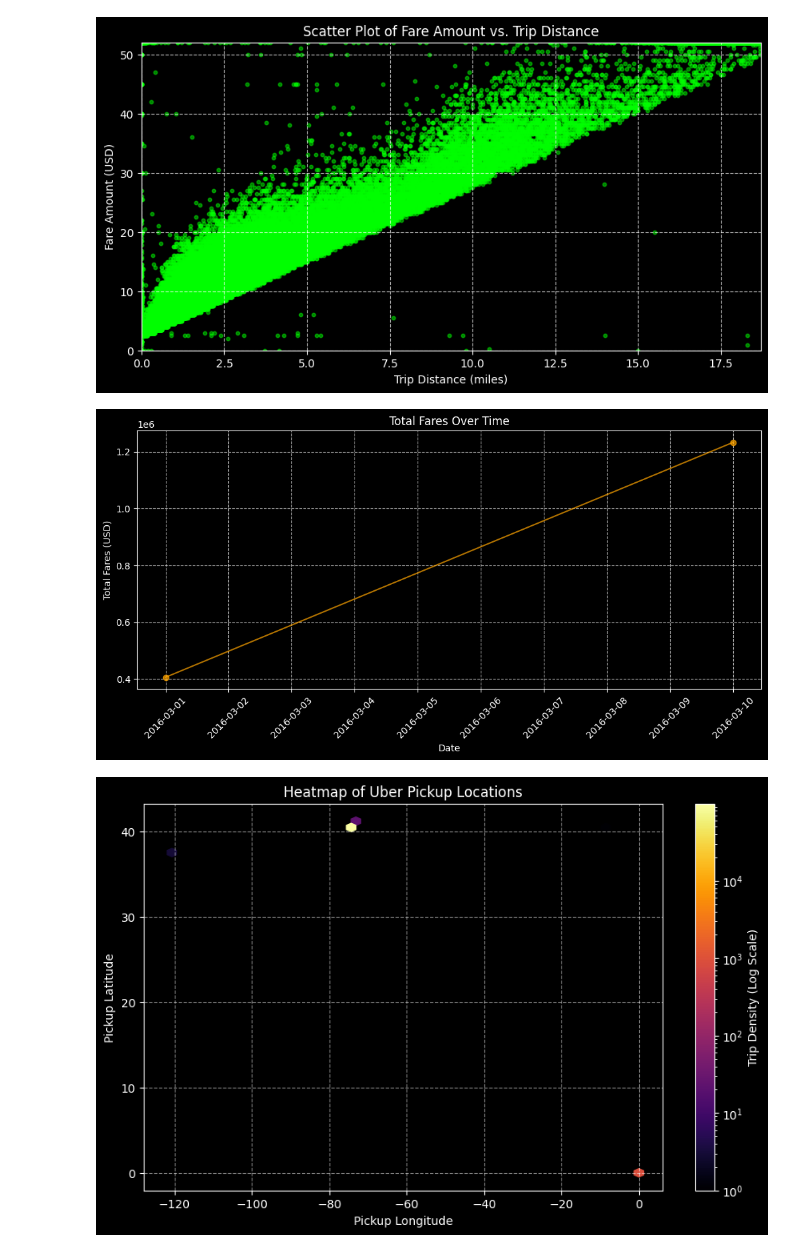
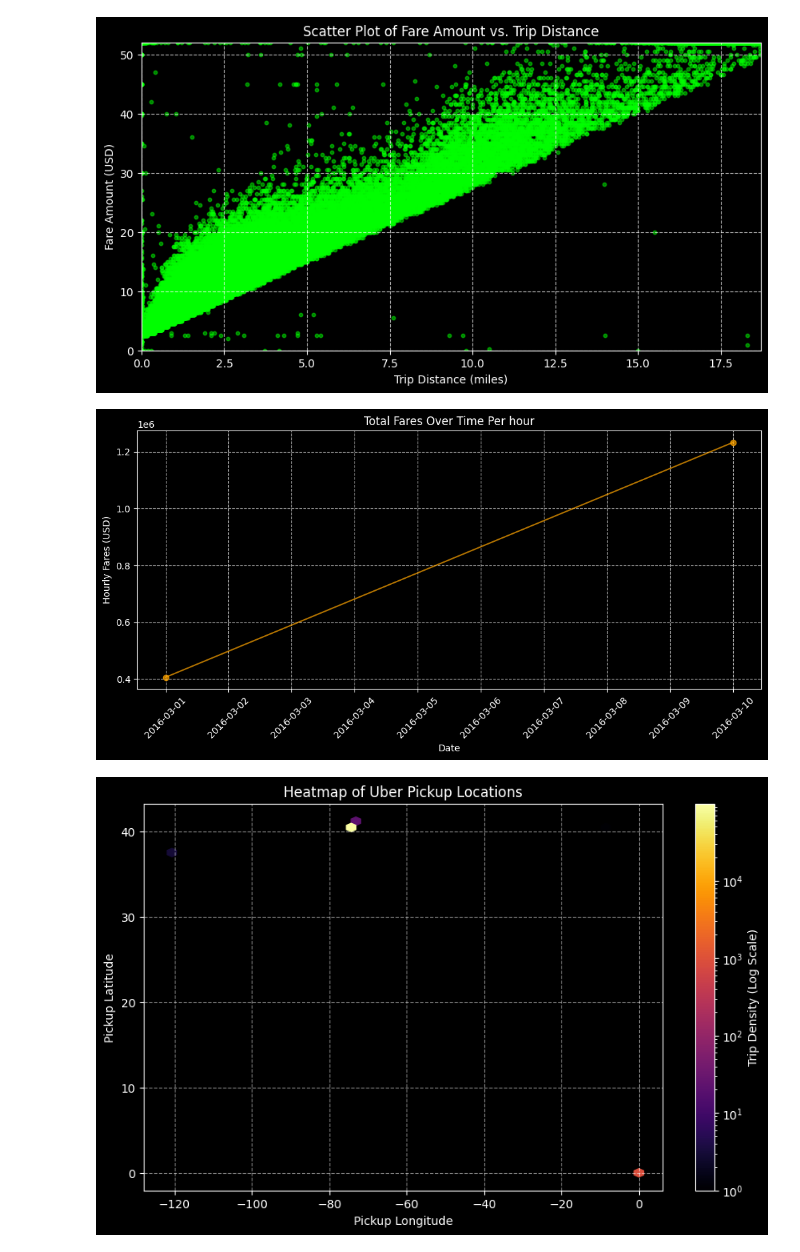
Before and after one commit to bharat856/Data-Analysis, a Jupyter notebook: Uber Data Analysis/Uber Data Analysis.ipynb, the cells around one changed output. Cells and saved outputs as stored; diff of their text form; code cells hidden in the pictures.

```diff
--- a/Uber Data Analysis/Uber Data Analysis.ipynb
+++ b/Uber Data Analysis/Uber Data Analysis.ipynb
@@ -346,20 +375,21 @@ plt.show()
 # %%
 df["tpep_pickup_datetime"] = pd.to_datetime(df["tpep_pickup_datetime"])
 
 # Aggregate total fare amount by date
 df_time_series = df.groupby(df["tpep_pickup_datetime"].dt.date)["total_amount"].sum()
 
 # Figure 3: Time Series of Total Fares Over Time
 plt.figure(figsize=(12, 5))
 plt.plot(df_time_series.index, df_time_series.values, color="orange", marker="o", linestyle="-", alpha=0.7)
 plt.xlabel("Date")
-plt.ylabel("Total Fares (USD)")
-plt.title("Total Fares Over Time")
+plt.ylabel("Hourly Fares (USD)")
+plt.title("Total Fares Over Time Per hour")
 plt.xticks(rotation=45)
 plt.grid(True, linestyle="--", alpha=0.7)
+plt.savefig("fare_vs_time.png", dpi=300, bbox_inches="tight")
 plt.show()
 # %% [output]
-[figure, old version]
+[figure, new version]
 # %%
 #Conclusion: Prices vary mostly due to seasonal trends
 # %%
```
Also changed, not shown: parts of 16 cells of this notebook, 12 other files.
